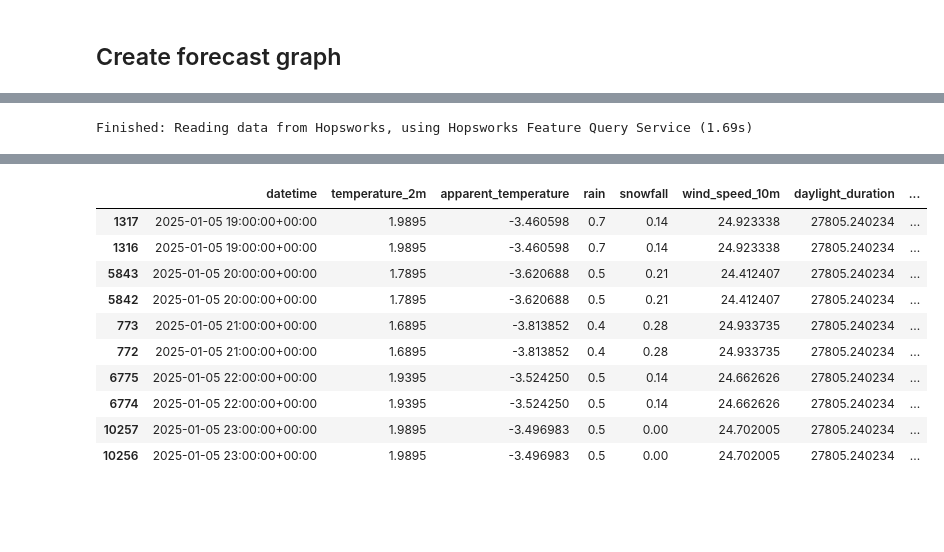
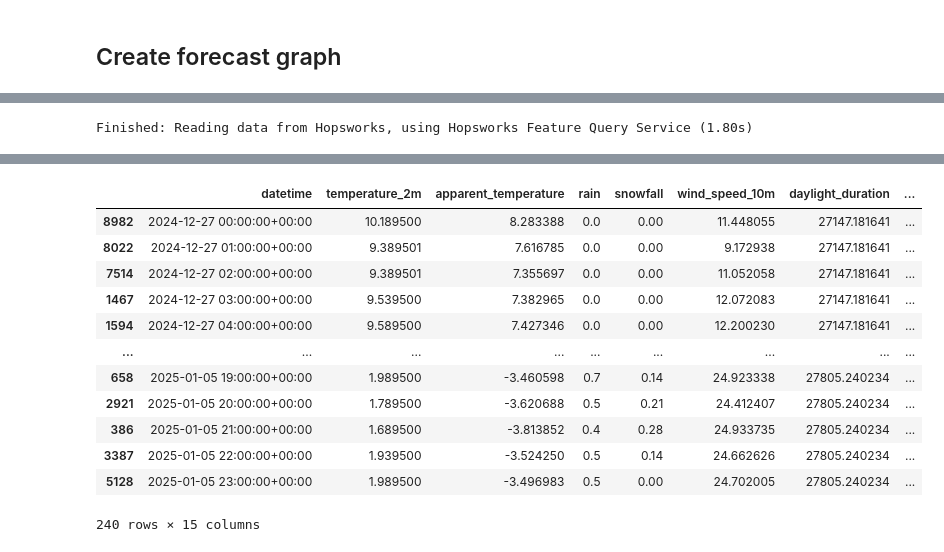
Before and after one commit to IsakNordg/ID2223-Project, a Jupyter notebook: 5. inference.ipynb, the cells around one changed output, grey strips where cells are left out. Drawn from its saved outputs; the diff is of its cells as text; code cells hidden in the pictures; blank space fills up the shorter version.

```diff
--- a/5. inference.ipynb
+++ b/5. inference.ipynb
@@ -99,15 +84,10 @@ Finished: Reading data from Hopsworks, using Hopsworks Feature Query Service (0.
 # %% [markdown]
 ## Creating predictions
 # %%
-batch_data['bikes_available_stn_1'] = retrieved_xgboost_model_1.predict(
+batch_data['predicted_bikes_available'] = retrieved_xgboost_model.predict(
     batch_data[['temperature_2m', 'apparent_temperature', 'rain', 'snowfall', 'wind_speed_10m', 'daylight_duration', 'rain_sum', 'month', 'weekday', 'hour']]
 )
-batch_data['bikes_available_stn_1'] = batch_data['bikes_available_stn_1'].apply(lambda x: round(x))
-
-batch_data['bikes_available_stn_2'] = retrieved_xgboost_model_2.predict(
-    batch_data[['temperature_2m', 'apparent_temperature', 'rain', 'snowfall', 'wind_speed_10m', 'daylight_duration', 'rain_sum', 'month', 'weekday', 'hour']]
-)
-batch_data['bikes_available_stn_2'] = batch_data['bikes_available_stn_2'].apply(lambda x: round(x))
+batch_data['predicted_bikes_available'] = batch_data['predicted_bikes_available'].apply(lambda x: round(x))
 
 batch_data
 # %% [output]
@@ -127,5 +107,4 @@ batch_data
 # %%
-batch_data["city"] = CITY
 # Fill in the number of hours before the time on which you made the forecast (base_datetime)
 batch_data = batch_data.sort_values(by=['datetime'])
 batch_data['hours_before_forecast_time'] = range(1, len(batch_data) + 1)
@@ -173,3 +144,3 @@ monitor_fg_2 = fs.get_or_create_feature_group(
 # %%
-monitor_fg_1.insert(batch_data, write_options={"wait_for_job": True})
+monitor_fg.insert(batch_data, write_options={"wait_for_job": True})
 # %% [output]
@@ -251,18 +215,18 @@ Finished: Reading data from Hopsworks, using Hopsworks Feature Query Service (1.
 12672 rows × 9 columns
 # %%
-def backfill_predictions_for_monitoring(weather_fg, air_quality_df, monitor_fg, model):
+def backfill_predictions_for_monitoring(weather_fg, bike_df, monitor_fg, model):
     features_df = weather_fg.read()
 
     features_df["month"] = features_df["datetime"].dt.month
     features_df["weekday"] = features_df["datetime"].dt.weekday  # 0=Monday, 6=Sunday
     features_df["hour"] = features_df["datetime"].dt.hour
 
-    features_df = pd.merge(features_df, air_quality_df[['datetime','num_bikes_available']], on="datetime")
+    features_df = pd.merge(features_df, bike_df[['datetime','num_bikes_available']], on="datetime")
     features_df = features_df.sort_values(by=['datetime'], ascending=True)
-    features_df = features_df.tail(10)
+    features_df = features_df.tail(10*24)
 
-    features_df['bikes_available_stn_1'] = model.predict(features_df[['temperature_2m', 'apparent_temperature', 'rain', 'snowfall', 'wind_speed_10m', 'daylight_duration', 'rain_sum', 'month', 'weekday', 'hour']])
-    features_df['bikes_available_stn_1'] = features_df['bikes_available_stn_1'].apply(lambda x: round(x))
+    features_df['predicted_bikes_available'] = model.predict(features_df[['temperature_2m', 'apparent_temperature', 'rain', 'snowfall', 'wind_speed_10m', 'daylight_duration', 'rain_sum', 'month', 'weekday', 'hour']])
+    features_df['predicted_bikes_available'] = features_df['predicted_bikes_available'].apply(lambda x: round(x))
 
     features_df['hours_before_forecast_time'] = range(1, len(features_df) + 1)
     hindcast_df = features_df
@@ -288,23 +236,13 @@ monitoring_df
 # %%
-outcome_df_1 = bike_df_1[['datetime', 'num_bikes_available']]
-outcome_df_2 = bike_df_2[['datetime', 'num_bikes_available']]
+outcome_df = bike_df[['datetime', 'num_bikes_available']]
+preds_df =  monitoring_df[['datetime', 'predicted_bikes_available']]
 
-preds_df_1 =  monitoring_df[['datetime', 'bikes_available_stn_1']]
-preds_df_1 =  preds_df_1.rename(columns={"bikes_available_stn_1": "predicted_num_bikes_available"})
-
-preds_df_2 =  monitoring_df[['datetime', 'bikes_available_stn_2']]
-preds_df_2 =  preds_df_2.rename(columns={"bikes_available_stn_2": "predicted_num_bikes_available"})
-
-
-hindcast_df_1 = pd.merge(preds_df_1, outcome_df_2, on="datetime")
-hindcast_df_1 = hindcast_df_1.sort_values(by=['datetime'])
-
-# print(weather_fg.show(2))
-# print(air_quality_fg.show(2))
+hindcast_df = pd.merge(preds_df, outcome_df, on="datetime")
+hindcast_df = hindcast_df.sort_values(by=['datetime'])
 
 # If there are no outcomes for predictions yet, generate some predictions/outcomes from existing data
-if len(hindcast_df_1) == 0:
-    hindcast_df = backfill_predictions_for_monitoring(weather_fg, bike_df_1, monitor_fg, retrieved_xgboost_model_1, retrieved_xgboost_model_2)
+if len(hindcast_df) == 0:
+    hindcast_df = backfill_predictions_for_monitoring(weather_fg, bike_df, monitor_fg, retrieved_xgboost_model)
 hindcast_df
 # %% [output]
-Finished: Reading data from Hopsworks, using Hopsworks Feature Query Service (1.69s)
+Finished: Reading data from Hopsworks, using Hopsworks Feature Query Service (1.80s)
@@ -320,11 +258,13 @@ https://c.app.hopsworks.ai:443/p/1207494/jobs/named/bike_availability_prediction
 |  | datetime | temperature_2m | apparent_temperature | rain | snowfall | wind_speed_10m | daylight_duration | ... |
-| 1317 | 2025-01-05 19:00:00+00:00 | 1.9895 | -3.460598 | 0.7 | 0.14 | 24.923338 | 27805.240234 | ... |
-| 1316 | 2025-01-05 19:00:00+00:00 | 1.9895 | -3.460598 | 0.7 | 0.14 | 24.923338 | 27805.240234 | ... |
-| 5843 | 2025-01-05 20:00:00+00:00 | 1.7895 | -3.620688 | 0.5 | 0.21 | 24.412407 | 27805.240234 | ... |
-| 5842 | 2025-01-05 20:00:00+00:00 | 1.7895 | -3.620688 | 0.5 | 0.21 | 24.412407 | 27805.240234 | ... |
-| 773 | 2025-01-05 21:00:00+00:00 | 1.6895 | -3.813852 | 0.4 | 0.28 | 24.933735 | 27805.240234 | ... |
-| 772 | 2025-01-05 21:00:00+00:00 | 1.6895 | -3.813852 | 0.4 | 0.28 | 24.933735 | 27805.240234 | ... |
-| 6775 | 2025-01-05 22:00:00+00:00 | 1.9395 | -3.524250 | 0.5 | 0.14 | 24.662626 | 27805.240234 | ... |
-| 6774 | 2025-01-05 22:00:00+00:00 | 1.9395 | -3.524250 | 0.5 | 0.14 | 24.662626 | 27805.240234 | ... |
-| 10257 | 2025-01-05 23:00:00+00:00 | 1.9895 | -3.496983 | 0.5 | 0.00 | 24.702005 | 27805.240234 | ... |
-| 10256 | 2025-01-05 23:00:00+00:00 | 1.9895 | -3.496983 | 0.5 | 0.00 | 24.702005 | 27805.240234 | ... |
+| 8982 | 2024-12-27 00:00:00+00:00 | 10.189500 | 8.283388 | 0.0 | 0.00 | 11.448055 | 27147.181641 | ... |
+| 8022 | 2024-12-27 01:00:00+00:00 | 9.389501 | 7.616785 | 0.0 | 0.00 | 9.172938 | 27147.181641 | ... |
+| 7514 | 2024-12-27 02:00:00+00:00 | 9.389501 | 7.355697 | 0.0 | 0.00 | 11.052058 | 27147.181641 | ... |
+| 1467 | 2024-12-27 03:00:00+00:00 | 9.539500 | 7.382965 | 0.0 | 0.00 | 12.072083 | 27147.181641 | ... |
+| 1594 | 2024-12-27 04:00:00+00:00 | 9.589500 | 7.427346 | 0.0 | 0.00 | 12.200230 | 27147.181641 | ... |
+| ... | ... | ... | ... | ... | ... | ... | ... | ... |
+| 658 | 2025-01-05 19:00:00+00:00 | 1.989500 | -3.460598 | 0.7 | 0.14 | 24.923338 | 27805.240234 | ... |
+| 2921 | 2025-01-05 20:00:00+00:00 | 1.789500 | -3.620688 | 0.5 | 0.21 | 24.412407 | 27805.240234 | ... |
+| 386 | 2025-01-05 21:00:00+00:00 | 1.689500 | -3.813852 | 0.4 | 0.28 | 24.933735 | 27805.240234 | ... |
+| 3387 | 2025-01-05 22:00:00+00:00 | 1.939500 | -3.524250 | 0.5 | 0.14 | 24.662626 | 27805.240234 | ... |
+| 5128 | 2025-01-05 23:00:00+00:00 | 1.989500 | -3.496983 | 0.5 | 0.00 | 24.702005 | 27805.240234 | ... |
+240 rows × 15 columns
```
Also changed, not shown: parts of 18 cells of this notebook, 12 other files.
